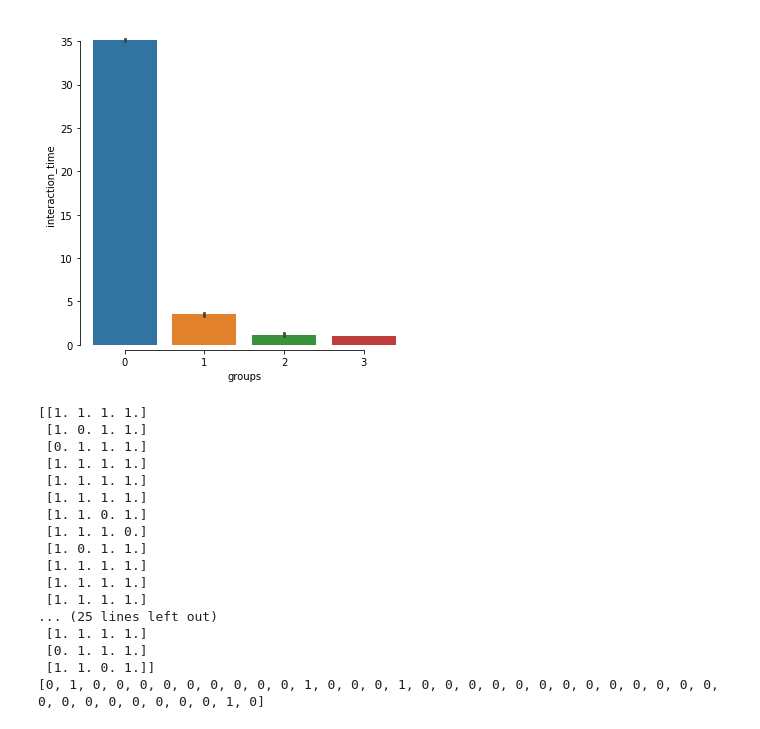
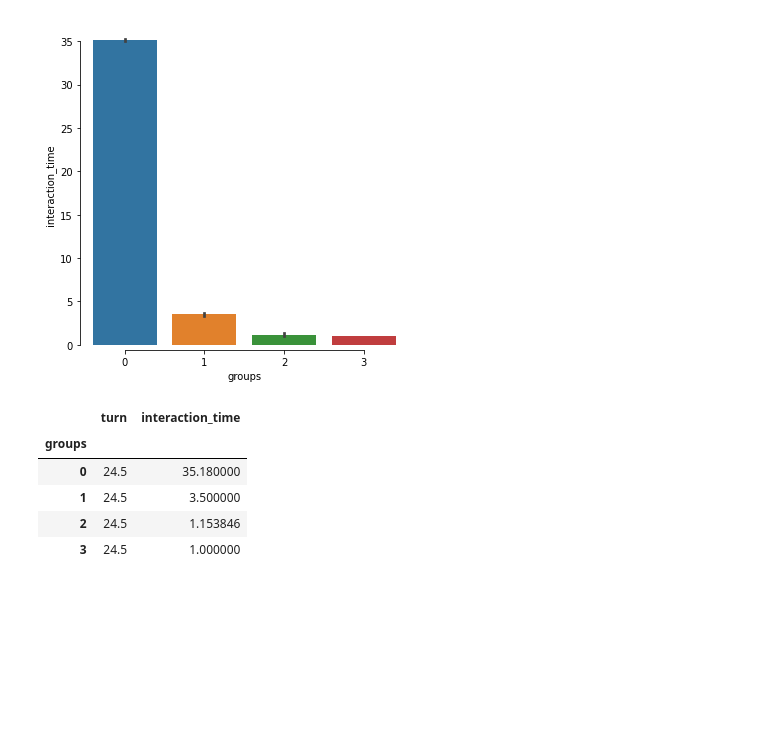
Before and after one commit to baixuechunzi/StereotypeBandit, a Jupyter notebook: simulationDP.ipynb, the cells around one changed output. Cells and saved outputs as stored; diff of their text form; code cells hidden in the pictures; blank space fills up the shorter version.

```diff
--- a/simulationDP.ipynb
+++ b/simulationDP.ipynb
@@ -175,24 +175,12 @@ sns.despine(offset=5, trim=True)
 plt.show()
 # %% [output]
 [figure]
-# %%
-print(rewards_df[0])
-print(raw_policies_df[0])
-# %% [output]
-[[1. 1. 1. 1.]
- [1. 0. 1. 1.]
- [0. 1. 1. 1.]
- [1. 1. 1. 1.]
- [1. 1. 1. 1.]
- [1. 1. 1. 1.]
- [1. 1. 0. 1.]
- [1. 1. 1. 0.]
- [1. 0. 1. 1.]
- [1. 1. 1. 1.]
- [1. 1. 1. 1.]
- [1. 1. 1. 1.]
-... (25 lines left out)
- [1. 1. 1. 1.]
- [0. 1. 1. 1.]
- [1. 1. 0. 1.]]
-[0, 1, 0, 0, 0, 0, 0, 0, 0, 0, 0, 1, 0, 0, 0, 1, 0, 0, 0, 0, 0, 0, 0, 0, 0, 0, 0, 0, 0, 0, 0, 0, 0, 0, 0, 0, 0, 1, 0]
+# %%
+longdf.groupby(['groups']).mean()
+# %% [output]
+|  | turn | interaction_time |
+| groups |  |  |
+| 0 | 24.5 | 35.180000 |
+| 1 | 24.5 | 3.500000 |
+| 2 | 24.5 | 1.153846 |
+| 3 | 24.5 | 1.000000 |
```
Also changed, not shown: parts of 2 cells of this notebook, 1 other file.
